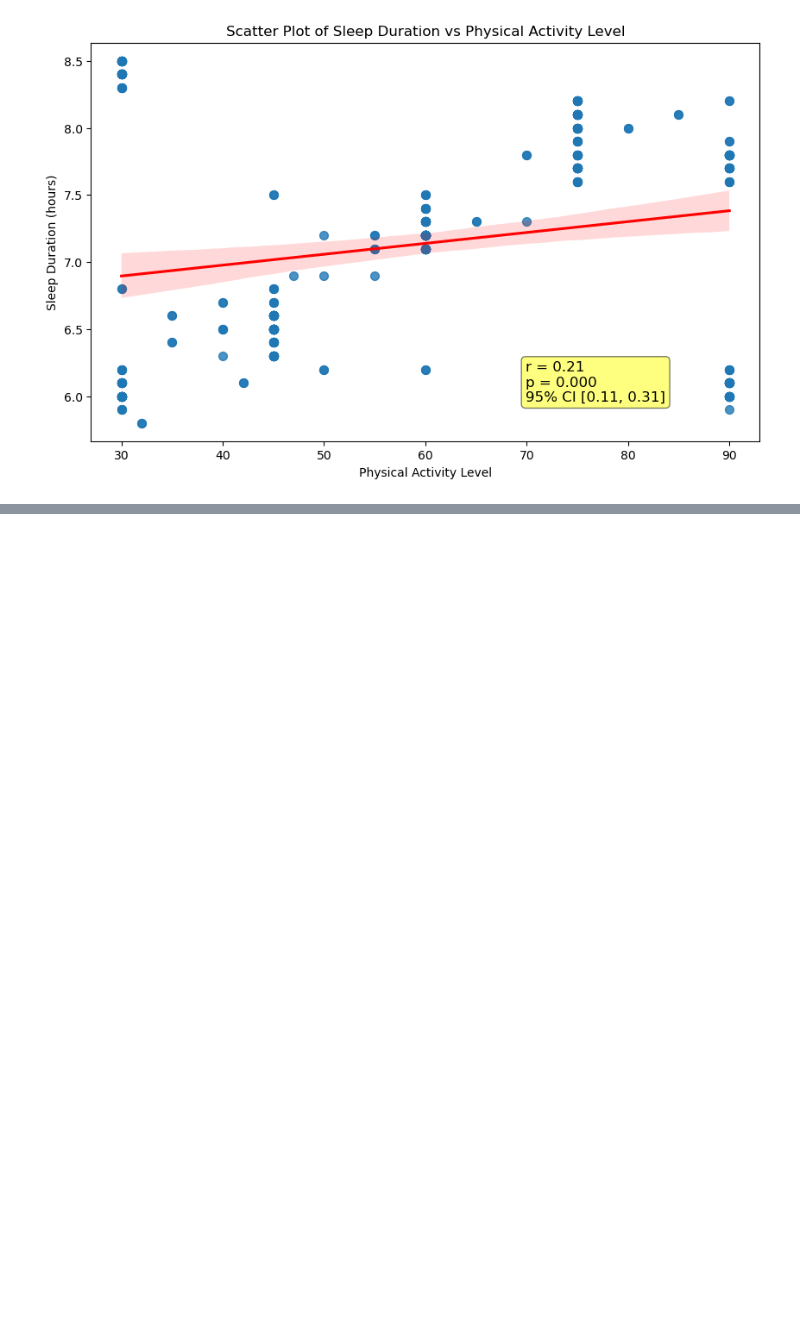
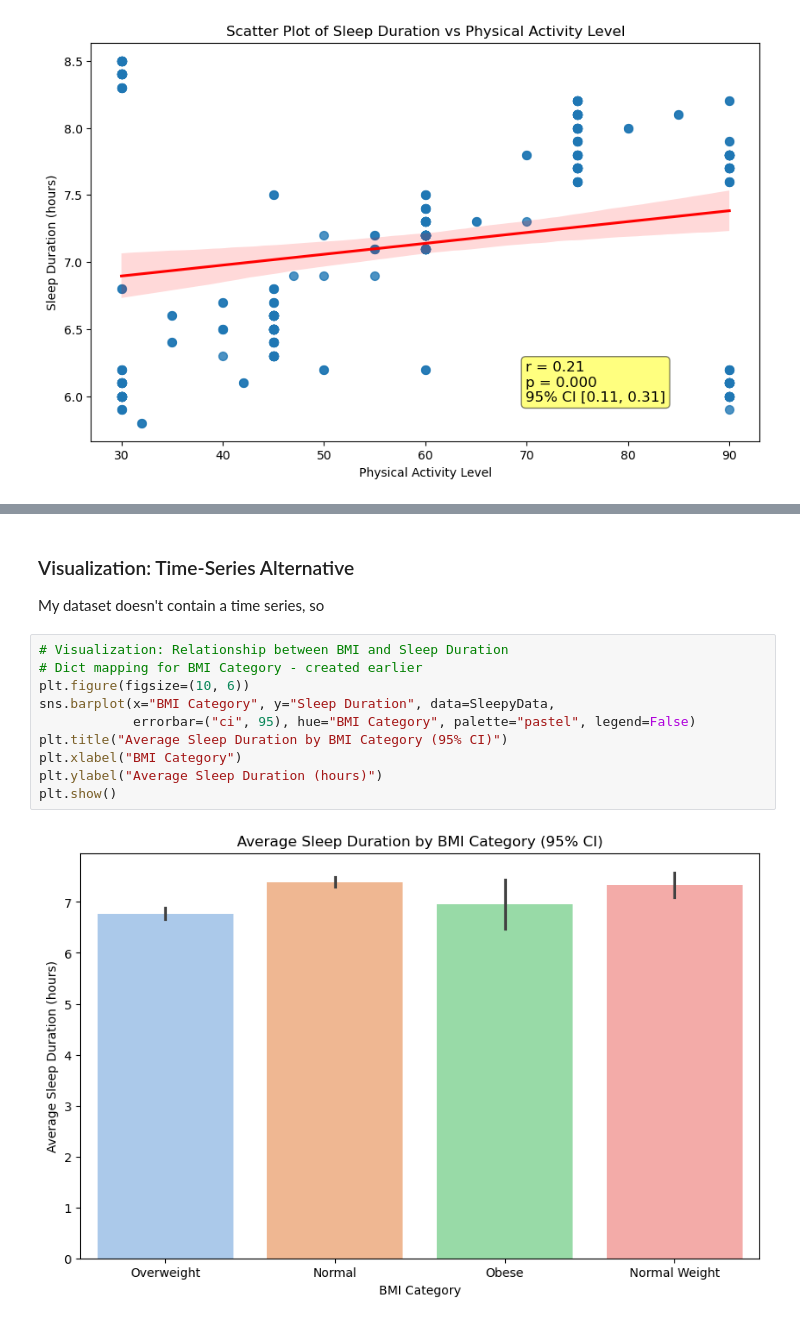
Before and after one commit to IT2053C-Gilany/final-project-Error1n, a Jupyter notebook: final-project.ipynb, the cells around one changed output, grey strips where cells are left out. Saved outputs shown, nothing was run; the diff lists cells and outputs as text; blank space fills up the shorter version.

```diff
--- a/final-project.ipynb
+++ b/final-project.ipynb
@@ -428,0 +482,15 @@ Pearson correlation coefficient: r = 0.212, p = 0.000
+# %% [markdown]
+### Visualization: Time-Series Alternative
+My dataset doesn't contain a time series, so
+# %%
+# Visualization: Relationship between BMI and Sleep Duration
+# Dict mapping for BMI Category - created earlier
+plt.figure(figsize=(10, 6))
+sns.barplot(x="BMI Category", y="Sleep Duration", data=SleepyData,
+            errorbar=("ci", 95), hue="BMI Category", palette="pastel", legend=False)
+plt.title("Average Sleep Duration by BMI Category (95% CI)")
+plt.xlabel("BMI Category")
+plt.ylabel("Average Sleep Duration (hours)")
+plt.show()
+# %% [output]
+[figure, added]
```
Also changed, not shown: parts of 6 cells of this notebook.
